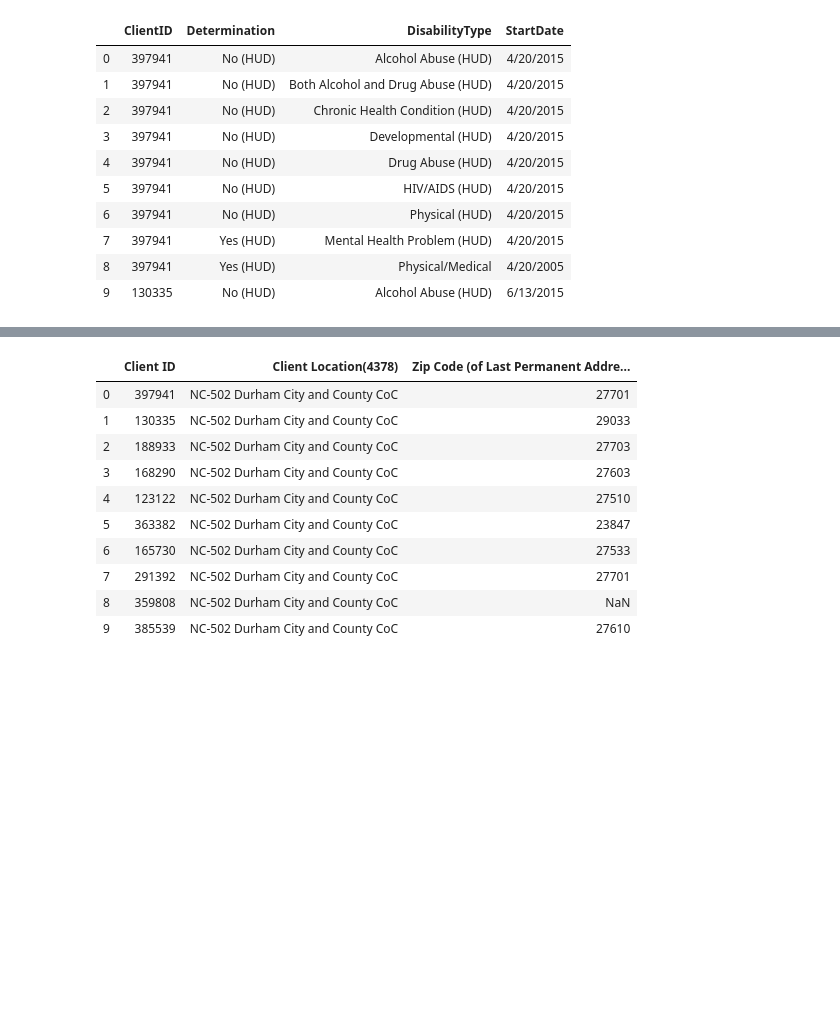
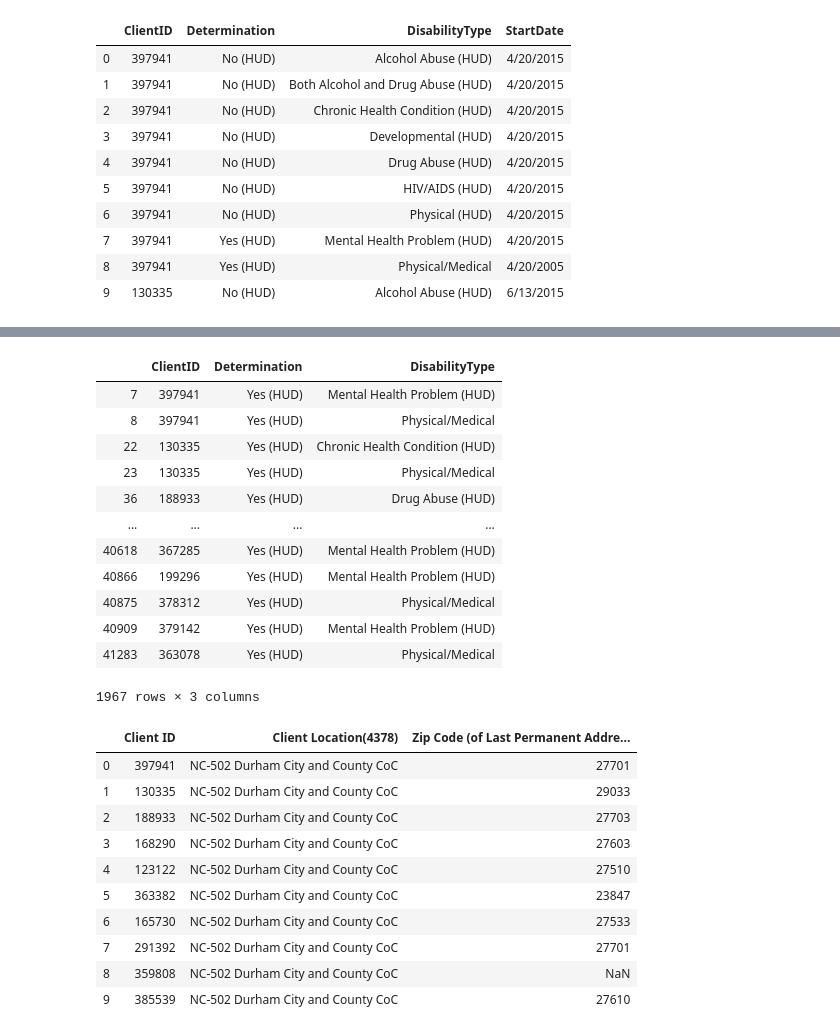
Before and after one commit to meaganfoster/bios611-projects-fall-2019-mlfoste1, a Jupyter notebook: Project_3/pandas_project3.ipynb, the cells around one changed output, grey strips where cells are left out. Saved outputs shown, nothing was run; the diff lists cells and outputs as text; code cells hidden in the pictures; blank space fills up the shorter version.

```diff
--- a/Project_3/pandas_project3.ipynb
+++ b/Project_3/pandas_project3.ipynb
@@ -94,0 +102,18 @@ disability_df.head(10)
+# %%
+disability_pivot_df1 = disability_df[['ClientID','Determination','DisabilityType']].drop_duplicates()
+
+disability_pivot_df1
+# %% [output]
+|  | ClientID | Determination | DisabilityType |
+| 7 | 397941 | Yes (HUD) | Mental Health Problem (HUD) |
+| 8 | 397941 | Yes (HUD) | Physical/Medical |
+| 22 | 130335 | Yes (HUD) | Chronic Health Condition (HUD) |
+| 23 | 130335 | Yes (HUD) | Physical/Medical |
+| 36 | 188933 | Yes (HUD) | Drug Abuse (HUD) |
+| ... | ... | ... | ... |
+| 40618 | 367285 | Yes (HUD) | Mental Health Problem (HUD) |
+| 40866 | 199296 | Yes (HUD) | Mental Health Problem (HUD) |
+| 40875 | 378312 | Yes (HUD) | Physical/Medical |
+| 40909 | 379142 | Yes (HUD) | Mental Health Problem (HUD) |
+| 41283 | 363078 | Yes (HUD) | Physical/Medical |
+1967 rows × 3 columns
```
Also changed, not shown: parts of 11 cells of this notebook, 10 other files.
